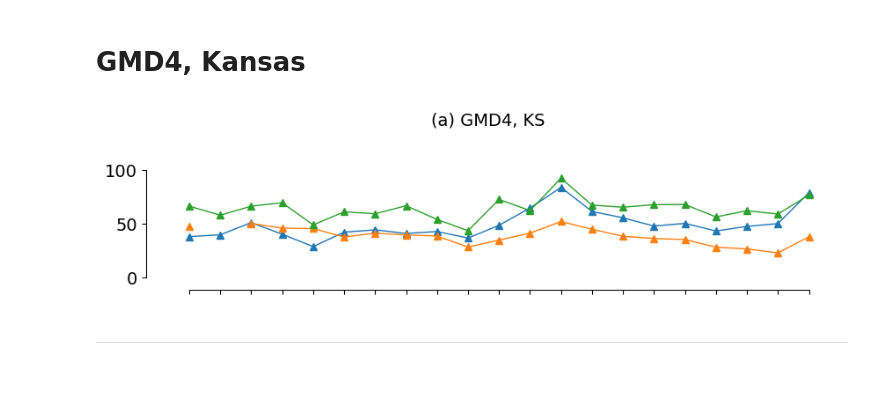
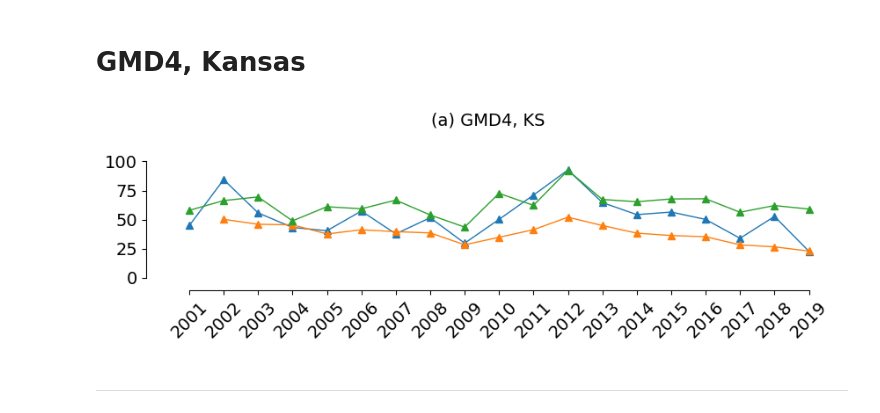
Before and after one commit to mdfahimhasan/WestUS_Peff, a Jupyter notebook: Codes/results_analysis/netGW_vs_pumping.ipynb, the cells around one changed output. Cells and saved outputs as stored; diff of their text form; code cells hidden in the pictures; blank space fills up the shorter version.

Commit message:
major updates with addition water year peff fraction model and others.

```diff
--- a/Codes/results_analysis/netGW_vs_pumping.ipynb
+++ b/Codes/results_analysis/netGW_vs_pumping.ipynb
@@ -117,19 +132,22 @@ ann_df = pd.read_csv('../../Data_main/results_eval/netGW/annual_all_basins.csv')
 ann_df_sel = ann_df[ann_df['basin'] == 'GMD4, KS']
 ann_df_sel.loc[ann_df_sel['mean pumping_mm'] < 1, 'mean pumping_mm'] = np.nan
 # %%
-year = [2000, 2001, 2002, 2003, 2004, 2005, 2006, 2007, 2008, 2009, 2010,
-        2011, 2012, 2013, 2014, 2015, 2016, 2017, 2018, 2019, 2020]
-
+year = [
+             # 2000,
+             2001, 2002, 2003, 2004, 2005, 2006, 2007, 2008, 2009, 2010,
+             2011, 2012, 2013, 2014, 2015, 2016, 2017, 2018, 2019,
+             # 2020
+             ]
 savepath = 'plots/GMD4_timeseries.png'
 
 make_line_plot_v2(y1=ann_df_sel['sim_mean_pumping_mm_dy'], y2=ann_df_sel['mean pumping_mm'], y3=ann_df_sel['mean USGS_mm'], year=year, fontsize=14,
                   xlabel=None, ylabel=None,
                   line_label_1='Model estimated pumping', line_label_2='Actual pumping', line_label_3='USGS estimated pumping',
                   suptitle='(a) GMD4, KS',
-                  figsize=(10, 3), y_lim=(0, 130),
-                  legend_pos='upper left', legend='off', savepath= savepath, no_xticks=True)
+                  figsize=(10, 3), y_lim=(0, 120),
+                  legend_pos='upper left', legend='off', savepath= savepath, no_xticks=False)
 # %% [output]
-[figure, old version]
+[figure, new version]
 # %% [markdown]
 -------------------
 # %% [markdown]
```
Also changed, not shown: parts of 16 cells of this notebook, 18 other files.
